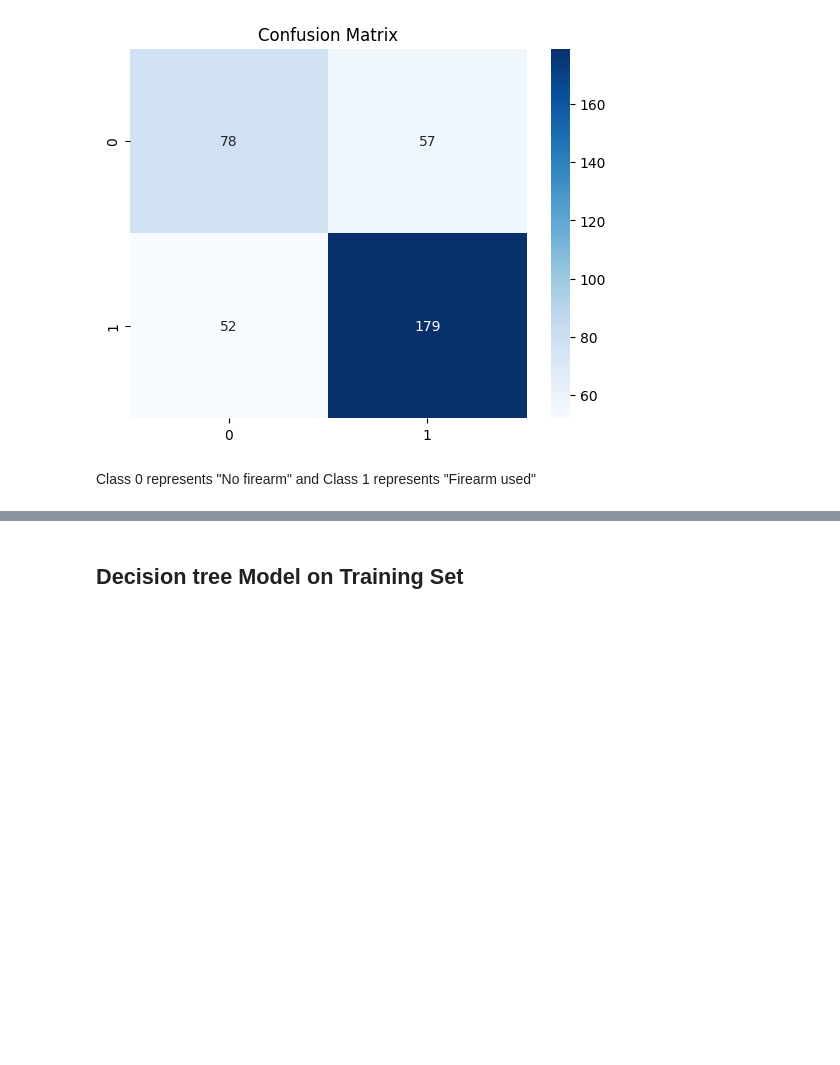
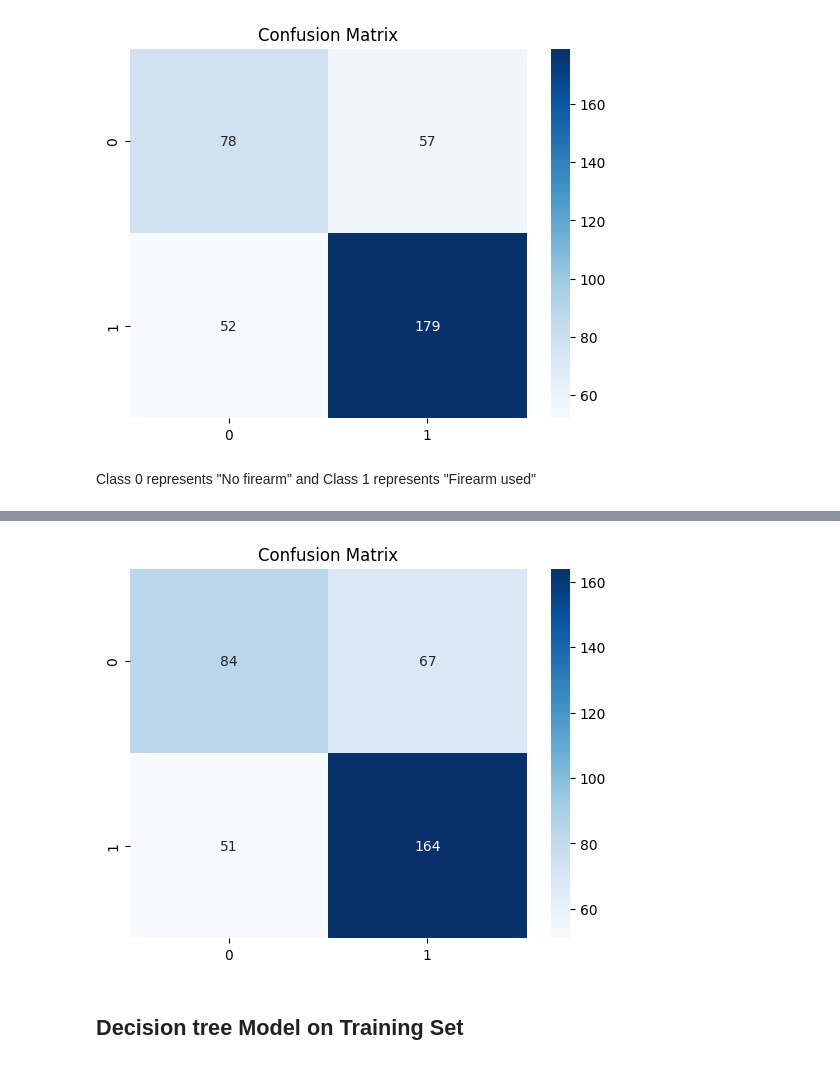
Before and after one commit to serebris/LIS706_Wisconsin-Homicide, a Jupyter notebook: LIS706_Modeling.ipynb, the cells around one changed output, grey strips where cells are left out. Saved outputs shown, nothing was run; the diff lists cells and outputs as text; code cells hidden in the pictures; blank space fills up the shorter version.

```diff
--- a/LIS706_Modeling.ipynb
+++ b/LIS706_Modeling.ipynb
@@ -218,0 +221,15 @@ Class 0 represents "No firearm" and Class 1 represents "Firearm used"
+# %%
+# Predict on the holdout data
+y_pred_holdout = naive_bayes_classifier.predict(holdout_set[0])  # holdout_set[0] contains the features
+
+# Evaluate the model on the holdout set
+accuracy_holdout = accuracy_score(holdout_set[1], y_pred_holdout)
+print(f"Accuracy on the holdout set: {accuracy_holdout:.2%}")
+
+# Generate and print the classification report for the holdout set
+class_report_holdout = classification_report(holdout_set[1], y_pred_holdout)
+print("Classification Report for Holdout Set:\n", class_report_holdout)
+
+# Generate and print the confusion matrix for the holdout set
+conf_matrix_holdout = confusion_matrix(holdout_set[1], y_pred_holdout)
+print("Confusion Matrix for Holdout Set:\n", conf_matrix_holdout)
@@ -219,3 +251,9 @@ Class 0 represents "No firearm" and Class 1 represents "Firearm used"
+# %%
+sn.heatmap(confusion_matrix(holdout_set[1], y_pred_holdout), annot=True, fmt='d', cmap='Blues')
+plt.title('Confusion Matrix')
+plt.show()
+# %% [output]
+[figure, added]
 # %% [markdown]
 ## Decision tree Model on Training Set
 # %%
```
Also changed, not shown: parts of 17 cells of this notebook.
